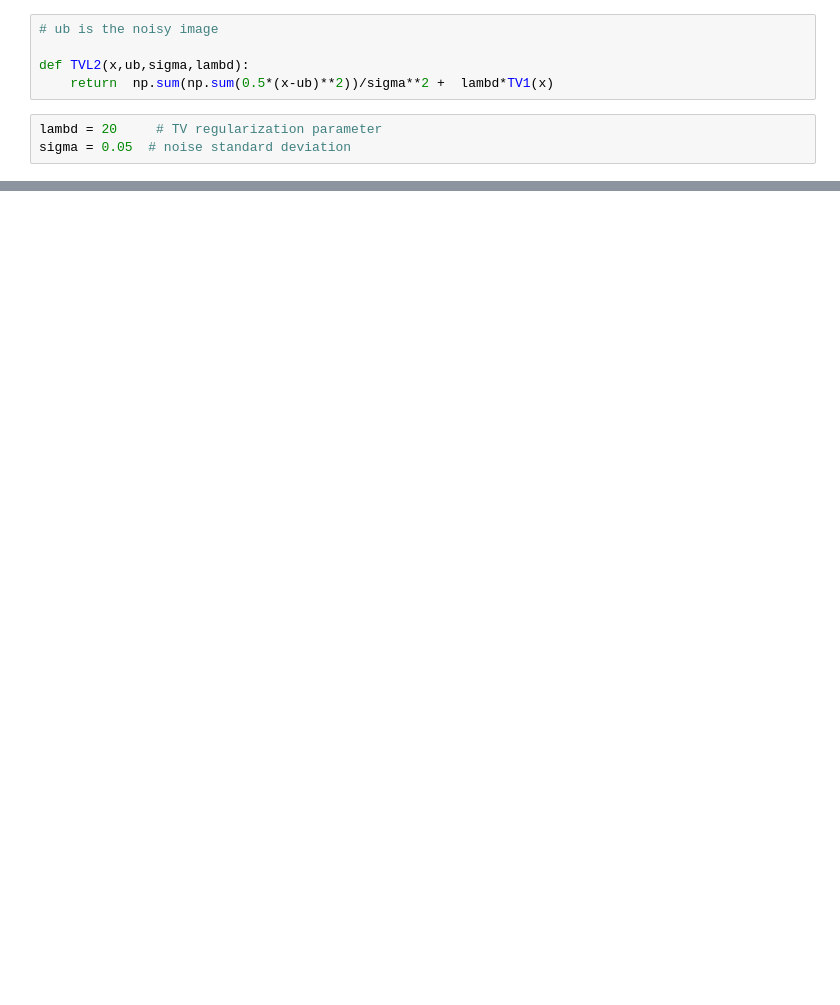
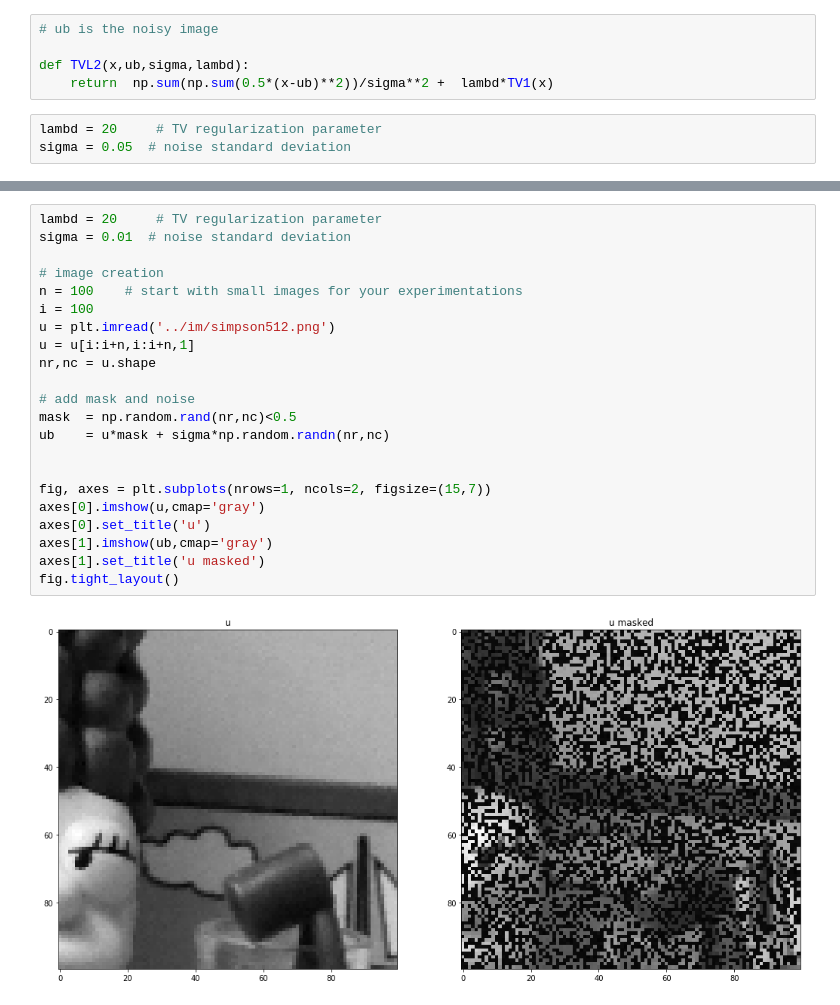
Before and after one commit to judelo/modelsto, a Jupyter notebook: python/TVL2_sampling.ipynb, the cells around one changed output, grey strips where cells are left out. Saved outputs shown, nothing was run; the diff lists cells and outputs as text; blank space fills up the shorter version.

```diff
--- a/python/TVL2_sampling.ipynb
+++ b/python/TVL2_sampling.ipynb
@@ -140,0 +148,24 @@ fig.tight_layout()
+# %%
+lambd = 20     # TV regularization parameter
+sigma = 0.01  # noise standard deviation
+
+# image creation
+n = 100    # start with small images for your experimentations
+i = 100
+u = plt.imread('../im/simpson512.png')
+u = u[i:i+n,i:i+n,1]
+nr,nc = u.shape
+
+# add mask and noise
+mask  = np.random.rand(nr,nc)<0.5
+ub    = u*mask + sigma*np.random.randn(nr,nc)
+
+
+fig, axes = plt.subplots(nrows=1, ncols=2, figsize=(15,7))
+axes[0].imshow(u,cmap='gray')
+axes[0].set_title('u')
+axes[1].imshow(ub,cmap='gray')
+axes[1].set_title('u masked')
+fig.tight_layout()
+# %% [output]
+[figure, added]
```
Also changed, not shown: parts of 10 cells of this notebook, 2 other files.
